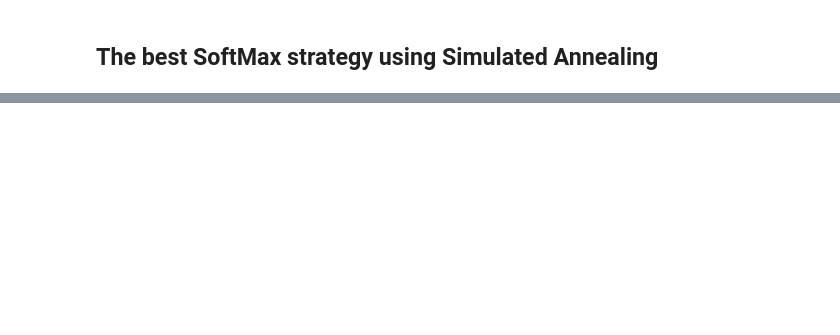
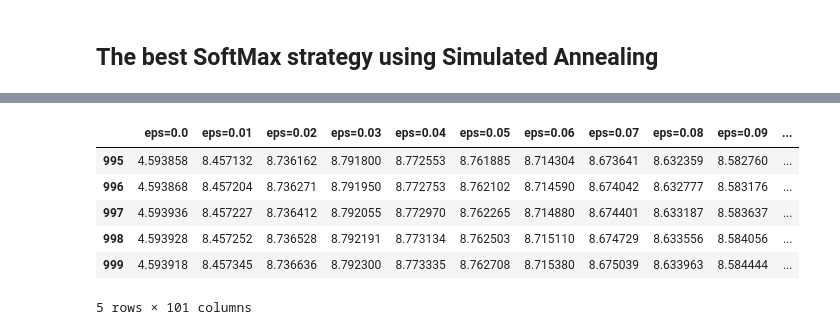
Before and after one commit to lhotaane/MultiArmedBandit, a Jupyter notebook: code/main.ipynb, the cells around one changed output, grey strips where cells are left out. Cells and saved outputs as stored; diff of their text form; code cells hidden in the pictures; blank space fills up the shorter version.

```diff
--- a/main.ipynb
+++ b/code/main.ipynb
@@ -822,0 +934,10 @@ plt.show()
+# %%
+df_first.tail()
+# %% [output]
+|  | eps=0.0 | eps=0.01 | eps=0.02 | eps=0.03 | eps=0.04 | eps=0.05 | eps=0.06 | eps=0.07 | eps=0.08 | eps=0.09 | ... |
+| 995 | 4.593858 | 8.457132 | 8.736162 | 8.791800 | 8.772553 | 8.761885 | 8.714304 | 8.673641 | 8.632359 | 8.582760 | ... |
+| 996 | 4.593868 | 8.457204 | 8.736271 | 8.791950 | 8.772753 | 8.762102 | 8.714590 | 8.674042 | 8.632777 | 8.583176 | ... |
+| 997 | 4.593936 | 8.457227 | 8.736412 | 8.792055 | 8.772970 | 8.762265 | 8.714880 | 8.674401 | 8.633187 | 8.583637 | ... |
+| 998 | 4.593928 | 8.457252 | 8.736528 | 8.792191 | 8.773134 | 8.762503 | 8.715110 | 8.674729 | 8.633556 | 8.584056 | ... |
+| 999 | 4.593918 | 8.457345 | 8.736636 | 8.792300 | 8.773335 | 8.762708 | 8.715380 | 8.675039 | 8.633963 | 8.584444 | ... |
+5 rows × 101 columns
```
Also changed, not shown: parts of 14 cells of this notebook, 28 other files.
